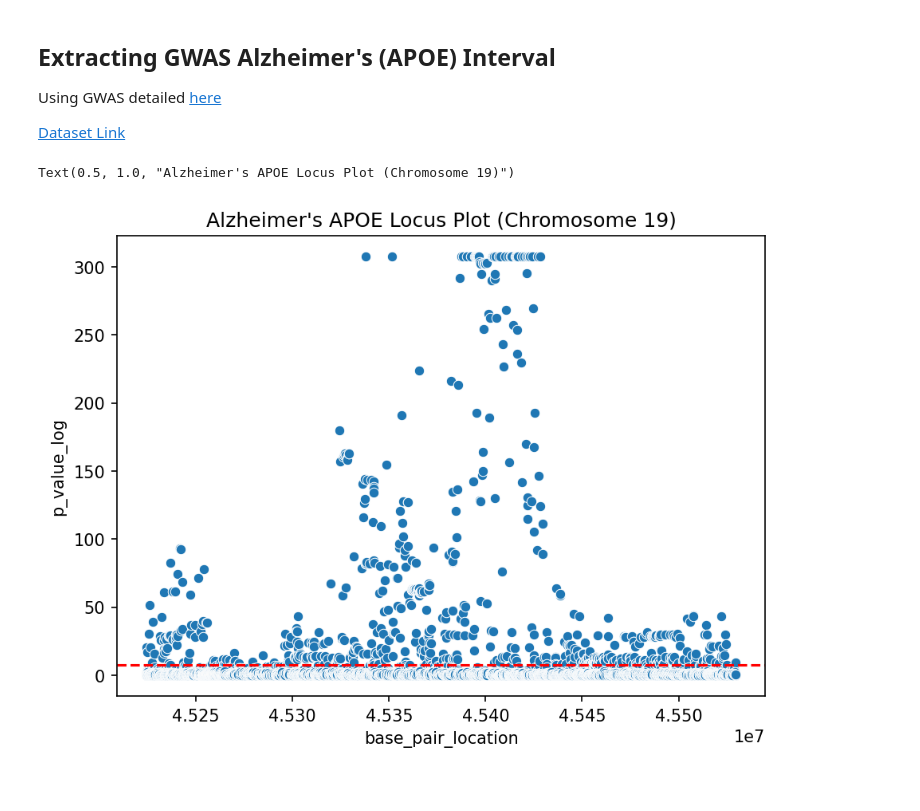
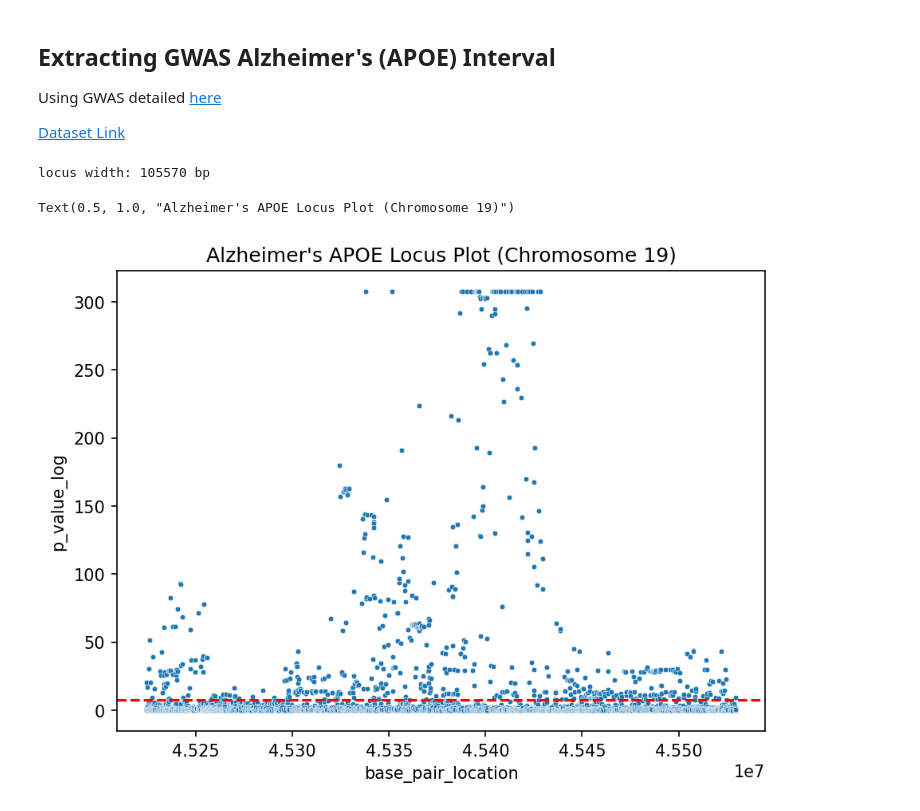
Before and after one commit to collaborativebioinformatics/Pangenome_and_Genomic_Cluster_Modeling, a Jupyter notebook: gwas/extract_rois.ipynb, the cells around one changed output. Drawn from its saved outputs; the diff is of its cells as text; code cells hidden in the pictures.

```diff
--- a/gwas/extract_rois.ipynb
+++ b/gwas/extract_rois.ipynb
@@ -10,23 +10,28 @@ import seaborn as sns
 import matplotlib.pyplot as plt
 
 
-LOCUS_PADDING = 100000 # pad locus by this many bp on either side
+LOCUS_PADDING = 0 # pad locus by this many bp on either side
 
 # read in GWAS data and get significant SNPs
-gwas_df = pd.read_csv('gwas_data/GCST013197.tsv',delimiter='\t')
+gwas_df = pd.read_csv('/shared_vol/gwas_data/GCST013197.tsv',delimiter='\t')
 gwas_df[gwas_df['p_value']<1e-100].sort_values(by='p_value').reset_index(drop=True)
 
 # get interval around
 bp_min = gwas_df[gwas_df['p_value']<1e-100].sort_values(by='p_value').reset_index(drop=True)['base_pair_location'].min()-LOCUS_PADDING
 bp_max = gwas_df[gwas_df['p_value']<1e-100].sort_values(by='p_value').reset_index(drop=True)['base_pair_location'].max()+LOCUS_PADDING
-print(f"locus width: %d bp",bp_max-bp_min)
+print(f"locus width: {bp_max-bp_min} bp")
+
+# save coordinates to file
+gwas_df[gwas_df['base_pair_location'].isin([bp_min,bp_max])].sort_values(by='base_pair_location').reset_index(drop=True).to_csv('/shared_vol/gwas_data/locus_interval_unpadded.tsv',sep='\t')
+# %% [output]
+locus width: 105570 bp
 # %%
 # Locus plot
 gwas_df['p_value_log'] = -np.log10(np.clip(gwas_df['p_value'],np.finfo(float).tiny,None))
 fig,ax = plt.subplots(figsize=(7,5),dpi=150)
-ax = sns.scatterplot(gwas_df[(gwas_df['base_pair_location']>bp_min)&(gwas_df['base_pair_location']<bp_max)],x='base_pair_location',y='p_value_log',ax=ax)
+ax = sns.scatterplot(gwas_df[(gwas_df['base_pair_location']>bp_min)&(gwas_df['base_pair_location']<bp_max)],x='base_pair_location',y='p_value_log',ax=ax,s=10)
 plt.axhline(-np.log10(5e-8), color="red", linestyle="--")
 ax.set_title('Alzheimer\'s APOE Locus Plot (Chromosome 19)' )
 # %% [output]
 Text(0.5, 1.0, "Alzheimer's APOE Locus Plot (Chromosome 19)")
-[figure, old version]
+[figure, new version]
```
